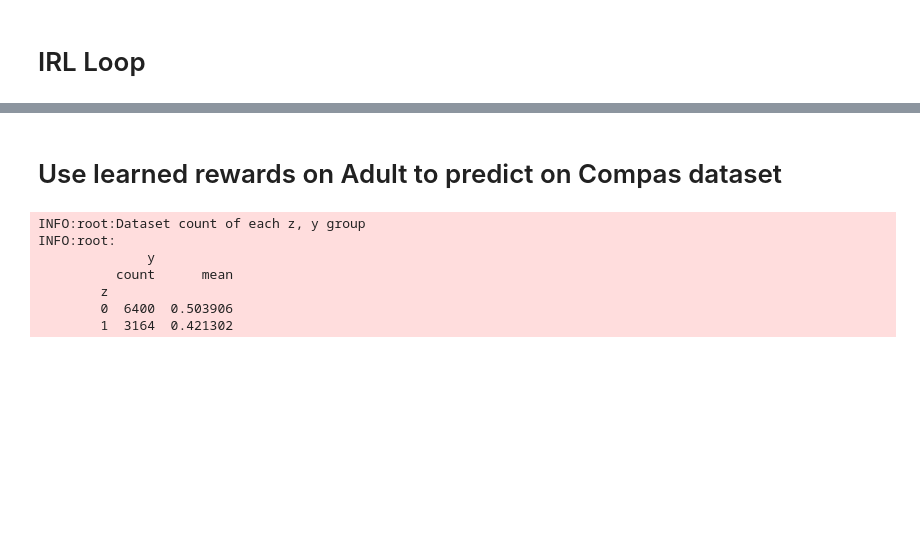
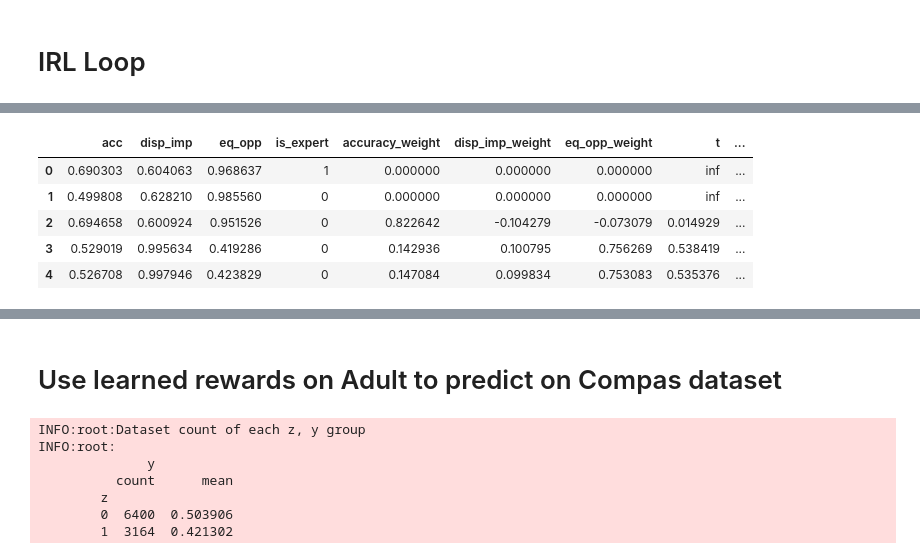
Before and after one commit to jackblandin/research, a Jupyter notebook: experiments/irl/poc__irl_via_svm.ipynb, the cells around one changed output, grey strips where cells are left out. Saved outputs shown, nothing was run; the diff lists cells and outputs as text; code cells hidden in the pictures; blank space fills up the shorter version.

```diff
--- a/experiments/irl/poc__irl_via_svm.ipynb
+++ b/experiments/irl/poc__irl_via_svm.ipynb
@@ -104,14 +101,14 @@ expert_demo_feature_types = {
     ],
     'categoric': [
         'workclass',
-#         'education',
+        'education',
 #         'marital-status',
         # 'occupation',
         # 'relationship',
         # 'native-country',
     ],
     'continuous': [
-        # 'age',
+#         'age',
         # 'educational-num',
         # 'capital-gain',
         # 'capital-loss',
@@ -209,14 +206,14 @@ irl_loop_feature_types = {
     ],
     'categoric': [
         'workclass',
-#         'education',
+        'education',
 #         'marital-status',
 #         'occupation',
         # 'relationship',
         # 'native-country',
     ],
     'continuous': [
-        # 'age',
+#         'age',
         # 'educational-num',
         # 'capital-gain',
         # 'capital-loss',
@@ -235,7 +232,19 @@ x_cols.remove('z')
 
 # Generate initial policy(s) and add them to `mu`
 N_INIT_POLICIES = 1
+CAN_OBSERVE_Y = False
+NO_NEG_WEIGHTS = False
+SAMPLE_LEARNED_POLICIES = False
+RANDOM_WEIGHT_RATE = 0
+SKIP_ERROR_TERMS = True
+METHOD = 'highs'
+epsilon = .01
+max_iter = 3
+
+
 dummy_clf = DummyClassifier(strategy="uniform")
+
+
 mu = generate_initial_policies(
     X_demo, y_demo, irl_loop_feature_types, dummy_clf,
     n_policies=N_INIT_POLICIES,
@@ -246,14 +255,13 @@ y_irl_exp = pd.Series(np.ones(m), dtype=int)
 X_irl_learn = pd.DataFrame(mu, columns=['acc', 'disp_imp', 'eq_opp'])
 y_irl_learn = pd.Series(np.zeros(len(mu)), dtype=int)
 
-epsilon = .01
 t = []  # Errors for each iteration
 mu_delta_l2norm_hist = []
 weights = []
 i = 0
-max_iter = 4
 demo_history = []
 mu_history = []
+is_random_weight = []
 
 logging.info('')
 logging.info('Starting IRL Loop ...')
@@ -263,19 +271,37 @@ while True:
 
     # Train SVM classifier that distinguishes which demonstrations are expert
     # and which were generated from this loop.
-    X_irl = pd.concat([X_irl_exp, X_irl_learn], axis=0).reset_index(drop=True)
-    y_irl = pd.concat([y_irl_exp, y_irl_learn], axis=0).reset_index(drop=True)
     logging.info('\tFitting SVM classifier...')
-    svm = SVM().fit(X_irl, y_irl)
+    if SAMPLE_LEARNED_POLICIES and i > 2:
+        # TRY SAMPLING FROM LEARNE DPOLICIES TO AVOID LOCAL OPTIMUM ISSUE
+#         n_samples_to_use = np.random.randint(low=2, high=len(X_irl_learn)-1)
+        n_samples_to_use = 2
+        sampled_idx = X_irl_learn.sample(n_samples_to_use).index
+        sampled_X_irl_learn = X_irl_learn.loc[sampled_idx].copy()
+        sampled_y_irl_learn = y_irl_learn.loc[sampled_idx].copy()
+        X_irl = pd.concat([X_irl_exp, sampled_X_irl_learn], axis=0).reset_index(drop=True)
+        y_irl = pd.concat([y_irl_exp, sampled_y_irl_learn], axis=0).reset_index(drop=True)
+        svm = SVM().fit(X_irl, y_irl)
+    else:
+        X_irl = pd.concat([X_irl_exp, X_irl_learn], axis=0).reset_index(drop=True)
+        y_irl = pd.concat([y_irl_exp, y_irl_learn], axis=0).reset_index(drop=True)
+        svm = SVM().fit(X_irl, y_irl)
 
-    # Extract the weights from the SVM classifier. These weights become the
-    # reward weights.
-    wi = svm.weights()
+    if np.random.rand() < RANDOM_WEIGHT_RATE:
+        wi = np.random.rand(3)
+        print(f"w[{i+N_INIT_POLICIES+1}]={wi.round(2)} were randomly generated")
+        is_random_weight.append(1)
+    else:
+        # Extract the weights from the SVM classifier. These weights become the
+        # reward weights.
+        wi = svm.weights()
+        is_random_weight.append(0)
 
     # Trying something out
-    for _i, w in enumerate(wi):
-        if w < 0:
-            wi[_i] = 0
+    if NO_NEG_WEIGHTS:
+        for _i, w in enumerate(wi):
+            if w < 0:
+                wi[_i] = 0
 
     weights.append(wi)
 
@@ -294,11 +320,14 @@ while True:
         x_cols=x_cols,
         acc_weight=wi[0],
         disp_imp_weight=wi[1],
+        eq_opp_weight=wi[2],
+        skip_error_terms=SKIP_ERROR_TERMS,
+        method=METHOD,
     )
 
     # Compute feature expectations of the learned policy
     logging.info('\tGenerating learned demostration...')
-    demo = generate_demo(clf_pol, X_irl_valid, y_irl_valid)
+    demo = generate_demo(clf_pol, X_irl_valid, y_irl_valid, can_observe_y=CAN_OBSERVE_Y)
     demo_history.append(demo)
     muj = compute_demo_feature_exp(demo)
     mu_history.append(muj)
@@ -355,13 +384,14 @@ print(f"best weight:\t {np.round(best_weight, 3)}")
 print('\n'+ 100*'-' + '\n')
 X_irl = pd.concat([X_irl_exp, X_irl_learn], axis=0).reset_index(drop=True)
 y_irl = pd.concat([y_irl_exp, y_irl_learn], axis=0).reset_index(drop=True)
-df_irl = X_irl
-df_irl['is_expert'] = y_irl
-df_irl['accuracy_weight'] = [0, 0] + [w[0] for w in weights]
-df_irl['disp_imp_weight'] = [0, 0] + [w[1] for w in weights]
-df_irl['eq_opp_weight'] = [0, 0] + [w[2] for w in weights]
-df_irl['t'] = [0,0] + t
-df_irl['mu_delta_l2norm'] = [0,0] + mu_delta_l2norm_hist
+df_irl = X_irl.copy()
+df_irl['is_expert'] = y_irl.copy()
+df_irl['accuracy_weight'] = np.zeros(1+N_INIT_POLICIES).tolist() + [w[0] for w in weights]
+df_irl['disp_imp_weight'] = np.zeros(1+N_INIT_POLICIES).tolist() + [w[1] for w in weights]
+df_irl['eq_opp_weight'] = np.zeros(1+N_INIT_POLICIES).tolist() + [w[2] for w in weights]
+df_irl['t'] = list(np.inf*(np.ones(1+N_INIT_POLICIES))) + t
+df_irl['mu_delta_l2norm'] = np.zeros(1+N_INIT_POLICIES).tolist() + mu_delta_l2norm_hist
+df_irl['is_random_weight'] = np.zeros(1+N_INIT_POLICIES).tolist() + is_random_weight
 print('Historical feature expectations')
 display(df_irl)
 # %% [output]
@@ -384 +481,7 @@ KeyboardInterrupt:
+|  | acc | disp_imp | eq_opp | is_expert | accuracy_weight | disp_imp_weight | eq_opp_weight | t | ... |
+| 0 | 0.690303 | 0.604063 | 0.968637 | 1 | 0.000000 | 0.000000 | 0.000000 | inf | ... |
+| 1 | 0.499808 | 0.628210 | 0.985560 | 0 | 0.000000 | 0.000000 | 0.000000 | inf | ... |
+| 2 | 0.694658 | 0.600924 | 0.951526 | 0 | 0.822642 | -0.104279 | -0.073079 | 0.014929 | ... |
+| 3 | 0.529019 | 0.995634 | 0.419286 | 0 | 0.142936 | 0.100795 | 0.756269 | 0.538419 | ... |
+| 4 | 0.526708 | 0.997946 | 0.423829 | 0 | 0.147084 | 0.099834 | 0.753083 | 0.535376 | ... |
 # %%
```
Also changed, not shown: parts of 6 cells of this notebook, 2 other files.
